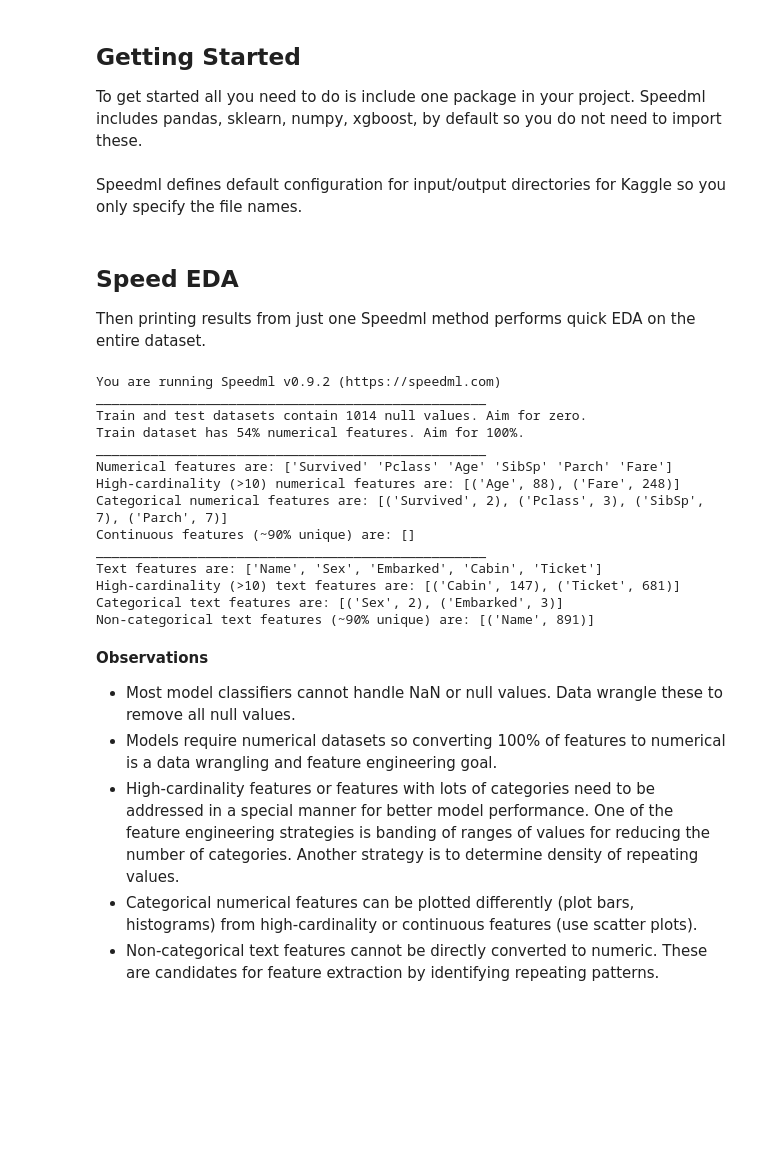
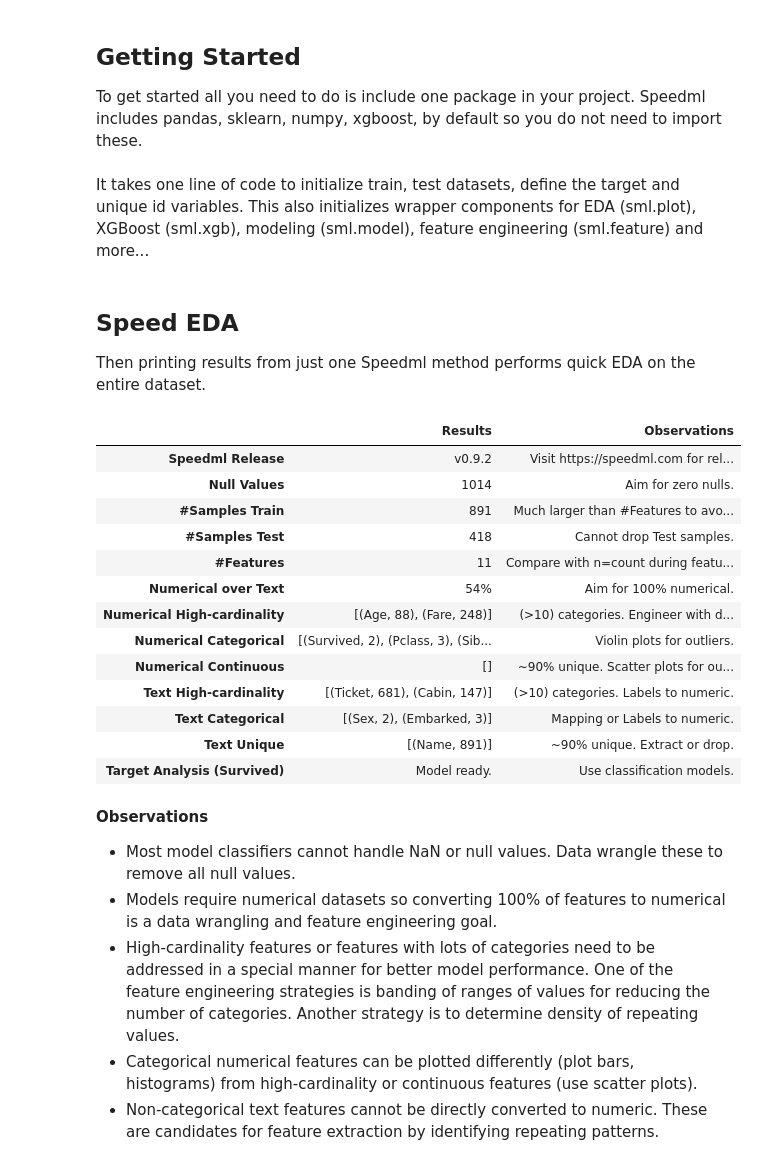
Before and after one commit to Speedml/notebooks, a Jupyter notebook: titanic/titanic-solution-using-speedml.ipynb, the cells around one changed output. Cells and saved outputs as stored; diff of their text form; code cells hidden in the pictures; blank space fills up the shorter version.

Commit message:
Release 0.9.2 updates

```diff
--- a/titanic/titanic-solution-using-speedml.ipynb
+++ b/titanic/titanic-solution-using-speedml.ipynb
@@ -35,6 +35,6 @@ To get started all you need to do is include one package in your project. Speedm
 from speedml import Speedml
 
 %matplotlib inline
-# %% [markdown]
-Speedml defines default configuration for input/output directories for Kaggle so you only specify the file names.
+# %% [markdown]
+It takes one line of code to initialize train, test datasets, define the target and unique id variables. This also initializes wrapper components for EDA (sml.plot), XGBoost (sml.xgb), modeling (sml.model), feature engineering (sml.feature) and more...
 # %%
@@ -46,23 +46,23 @@ sml = Speedml('titanic/train.csv',
 ## Speed EDA
 
 Then printing results from just one Speedml method performs quick EDA on the entire dataset.
-# %%
-print(sml.about())
-# %% [output]
-You are running Speedml v0.9.2 (https://speedml.com)
-__________________________________________________
-Train and test datasets contain 1014 null values. Aim for zero.
-Train dataset has 54% numerical features. Aim for 100%.
-__________________________________________________
-Numerical features are: ['Survived' 'Pclass' 'Age' 'SibSp' 'Parch' 'Fare']
-High-cardinality (>10) numerical features are: [('Age', 88), ('Fare', 248)]
-Categorical numerical features are: [('Survived', 2), ('Pclass', 3), ('SibSp', 7), ('Parch', 7)]
-Continuous features (~90% unique) are: []
-__________________________________________________
-Text features are: ['Name', 'Sex', 'Embarked', 'Cabin', 'Ticket']
-High-cardinality (>10) text features are: [('Cabin', 147), ('Ticket', 681)]
-Categorical text features are: [('Sex', 2), ('Embarked', 3)]
-Non-categorical text features (~90% unique) are: [('Name', 891)]
+# %%
+sml.eda()
+# %% [output]
+|  | Results | Observations |
+| Speedml Release | v0.9.2 | Visit https://speedml.com for rel... |
+| Null Values | 1014 | Aim for zero nulls. |
+| #Samples Train | 891 | Much larger than #Features to avo... |
+| #Samples Test | 418 | Cannot drop Test samples. |
+| #Features | 11 | Compare with n=count during featu... |
+| Numerical over Text | 54% | Aim for 100% numerical. |
+| Numerical High-cardinality | [(Age, 88), (Fare, 248)] | (>10) categories. Engineer with d... |
+| Numerical Categorical | [(Survived, 2), (Pclass, 3), (Sib... | Violin plots for outliers. |
+| Numerical Continuous | [] | ~90% unique. Scatter plots for ou... |
+| Text High-cardinality | [(Ticket, 681), (Cabin, 147)] | (>10) categories. Labels to numeric. |
+| Text Categorical | [(Sex, 2), (Embarked, 3)] | Mapping or Labels to numeric. |
+| Text Unique | [(Name, 891)] | ~90% unique. Extract or drop. |
+| Target Analysis (Survived) | Model ready. | Use classification models. |
 # %% [markdown]
 **Observations**
 
```
Also changed, not shown: parts of 15 cells of this notebook, 5 other files.
